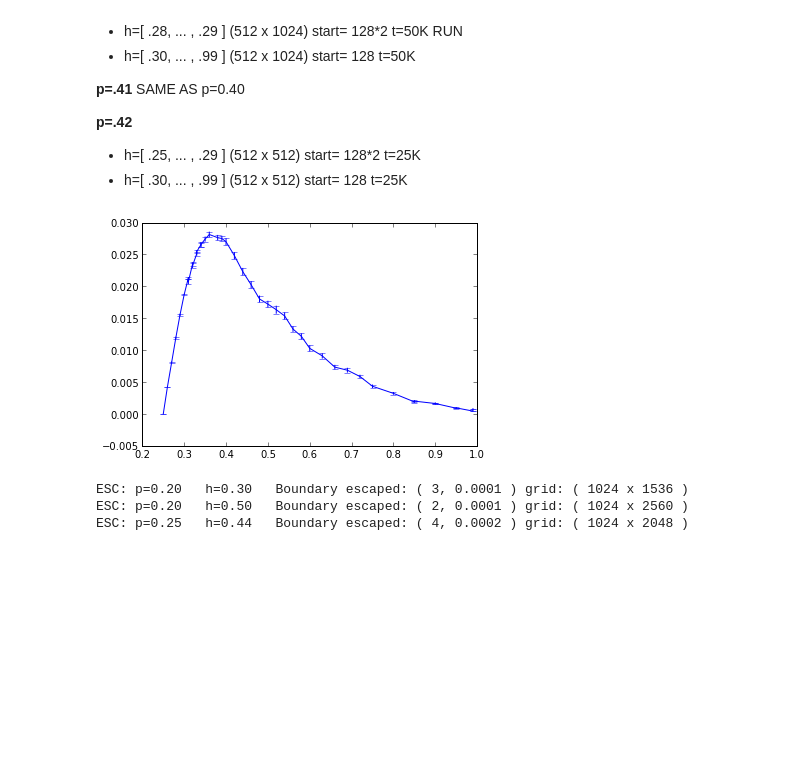
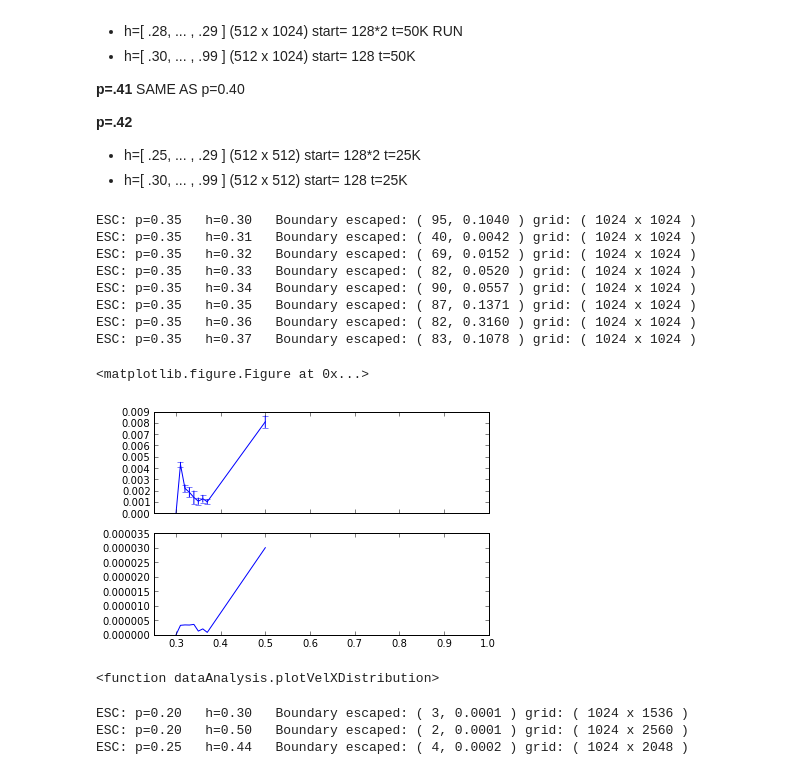
Before and after one commit to bvillasen/percolation, a Jupyter notebook: viewResults.ipynb, the cells around one changed output. Cells and saved outputs as stored; diff of their text form; code cells hidden in the pictures; blank space fills up the shorter version.

```diff
--- a/viewResults.ipynb
+++ b/viewResults.ipynb
@@ -59,9 +56,19 @@ import IPython.html.widgets as wd
 - h=[ .25, ... , .29 ] (512 x 512)  start= 128*2   t=25K
 - h=[ .30, ... , .99 ] (512 x 512)  start= 128   t=25K
 # %%
-wd.interact( plotVelXDistribution, p=(0.28, 0.40) , leftLimit=(0,40), rigthLimit=(10,49) )
+wd.interact( plotVelXDistribution, p=0.35 , leftLimit=(0,45), rigthLimit=(10,49) )
 # %% [output]
+ESC: p=0.35   h=0.30   Boundary escaped: ( 95, 0.1040 ) grid: ( 1024 x 1024 )
+ESC: p=0.35   h=0.31   Boundary escaped: ( 40, 0.0042 ) grid: ( 1024 x 1024 )
+ESC: p=0.35   h=0.32   Boundary escaped: ( 69, 0.0152 ) grid: ( 1024 x 1024 )
+ESC: p=0.35   h=0.33   Boundary escaped: ( 82, 0.0520 ) grid: ( 1024 x 1024 )
+ESC: p=0.35   h=0.34   Boundary escaped: ( 90, 0.0557 ) grid: ( 1024 x 1024 )
+ESC: p=0.35   h=0.35   Boundary escaped: ( 87, 0.1371 ) grid: ( 1024 x 1024 )
+ESC: p=0.35   h=0.36   Boundary escaped: ( 82, 0.3160 ) grid: ( 1024 x 1024 )
+ESC: p=0.35   h=0.37   Boundary escaped: ( 83, 0.1078 ) grid: ( 1024 x 1024 )
+<matplotlib.figure.Figure at 0x...>
-[figure, old version]
+[figure, new version]
+<function dataAnalysis.plotVelXDistribution>
 # %%
 plotVelX([0.20, 0.25, 0.28, 0.33], leftLimit=1, rigthLimit=49)
 # %% [output]
```
Also changed, not shown: parts of 3 cells of this notebook, 3 other files.
